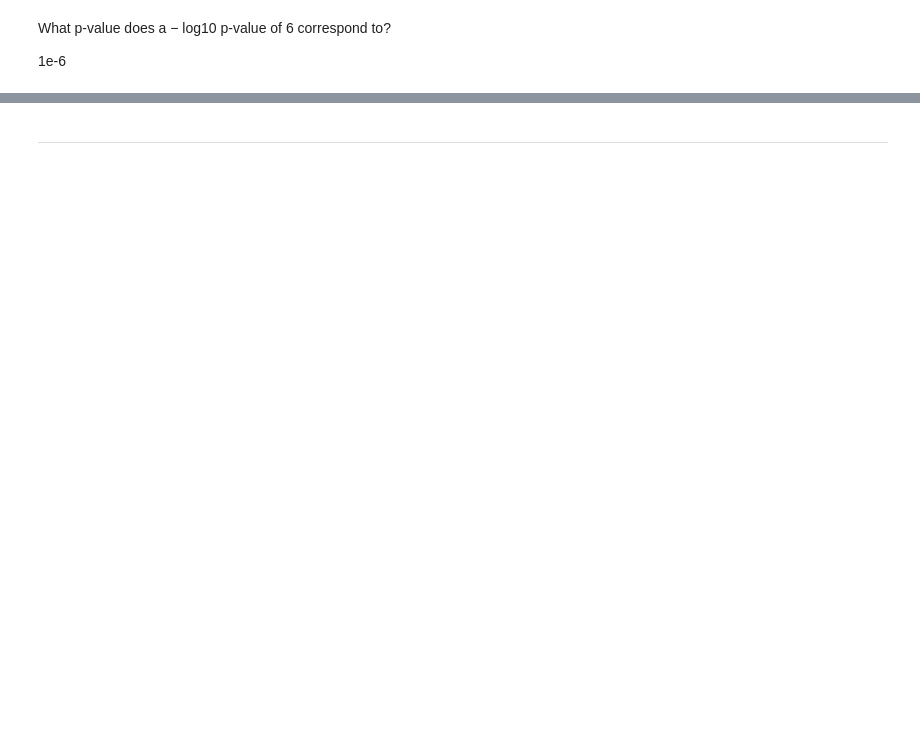
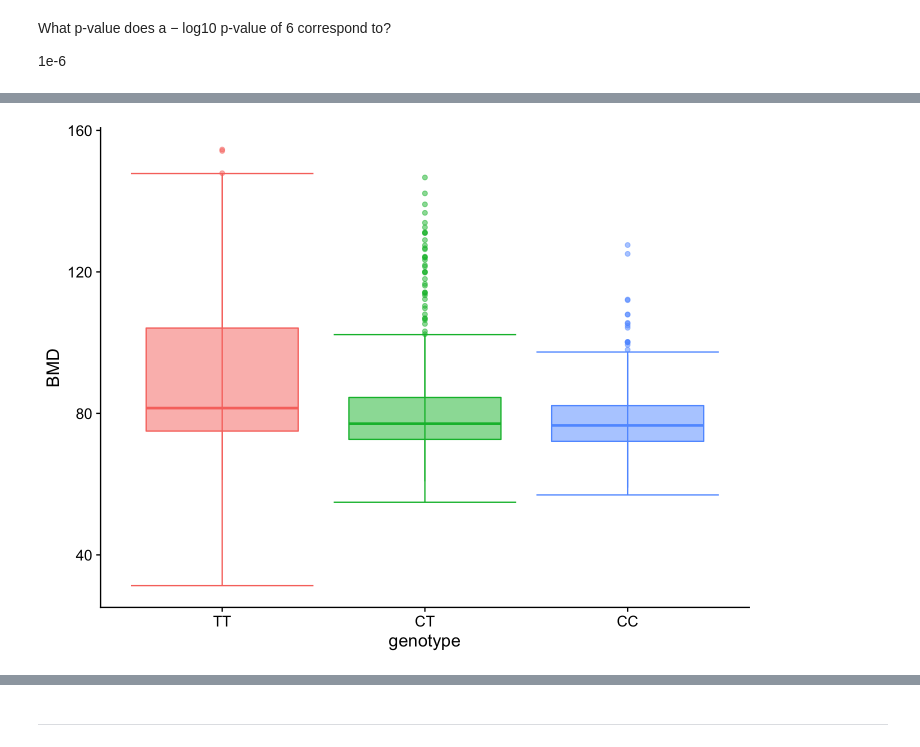
Before and after one commit to daiuc/qBioChallenges, a Jupyter notebook: DataVis.ipynb, the cells around one changed output, grey strips where cells are left out. Saved outputs shown, nothing was run; the diff lists cells and outputs as text; code cells hidden in the pictures; blank space fills up the shorter version.

```diff
--- a/DataVis.ipynb
+++ b/DataVis.ipynb
@@ -305,0 +340,9 @@ A tibble: 6 × 7
+# %%
+geno = mutate(geno, genotype = factor(round(dosage))) # convert dosage to factor
+# %%
+error.bar = inner_join(geno, select(pheno, id, BMD), by = 'id') %>%
+                filter(!is.na(BMD)) %>%
+                group_by(genotype) %>%
+                summarise(lower = quantile(BMD, .25) - 1.5 * IQR(BMD), upper = quantile(BMD, .75) + 1.5 * IQR(BMD, .75))
+
+genotype.labels = c("0"="TT", "1"="CT", "2"="CC")
@@ -305,0 +363,10 @@ A tibble: 6 × 7
+# %%
+inner_join(geno, select(pheno, id, BMD), by = 'id') %>%
+    filter(!is.na(BMD)) %>%
+    ggplot() + geom_boxplot(aes(genotype, BMD, fill = genotype, color = genotype), alpha = .5) +
+        geom_errorbar(data = error.bar, mapping = aes(x = genotype, ymin = lower, ymax = upper, color = genotype)) +
+        scale_x_discrete(name = 'genotype', labels = genotype.labels) +
+        theme_cowplot() +
+        theme(legend.position = 'none')
+# %% [output]
+[figure, added]
```
Also changed, not shown: parts of 16 cells of this notebook.
